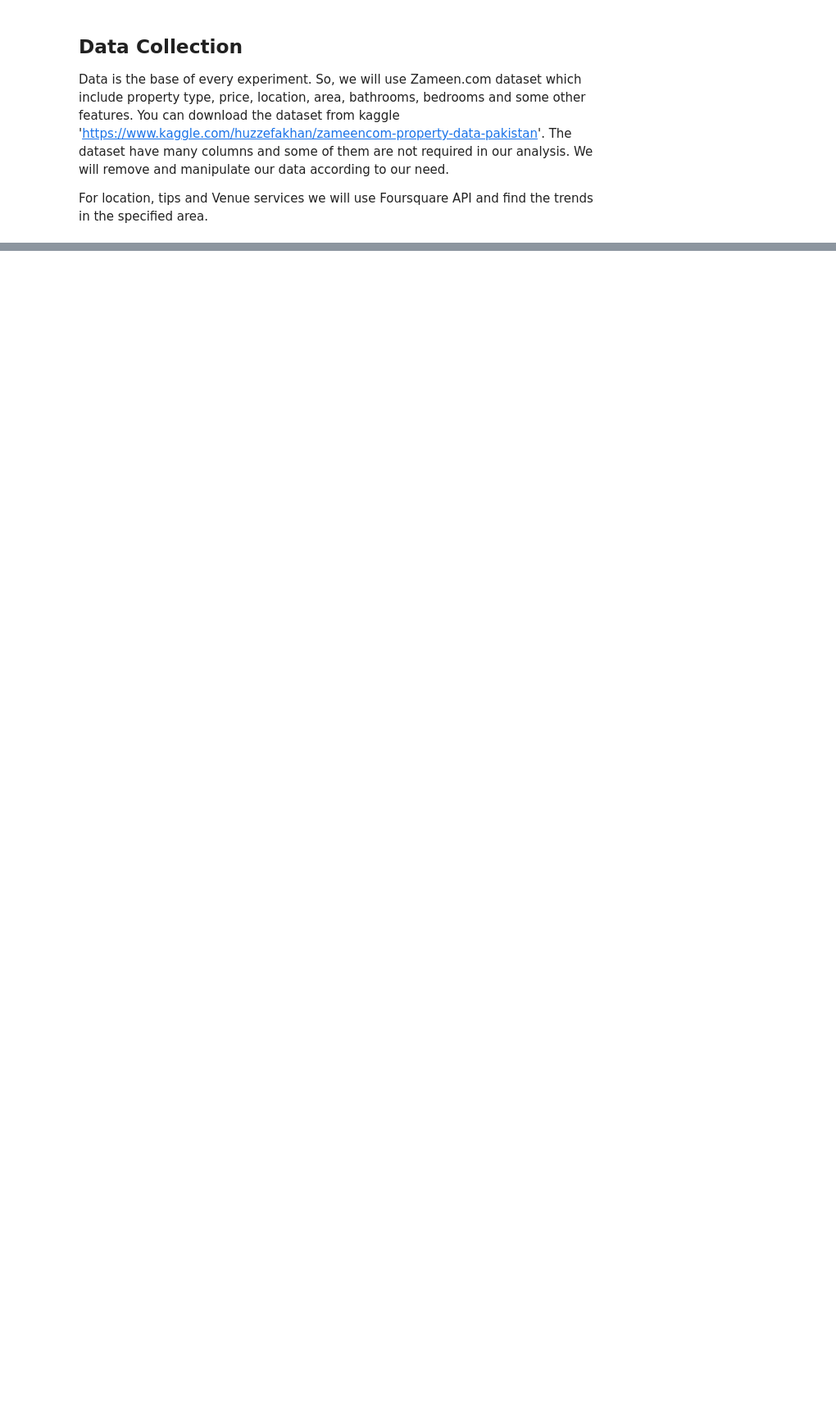
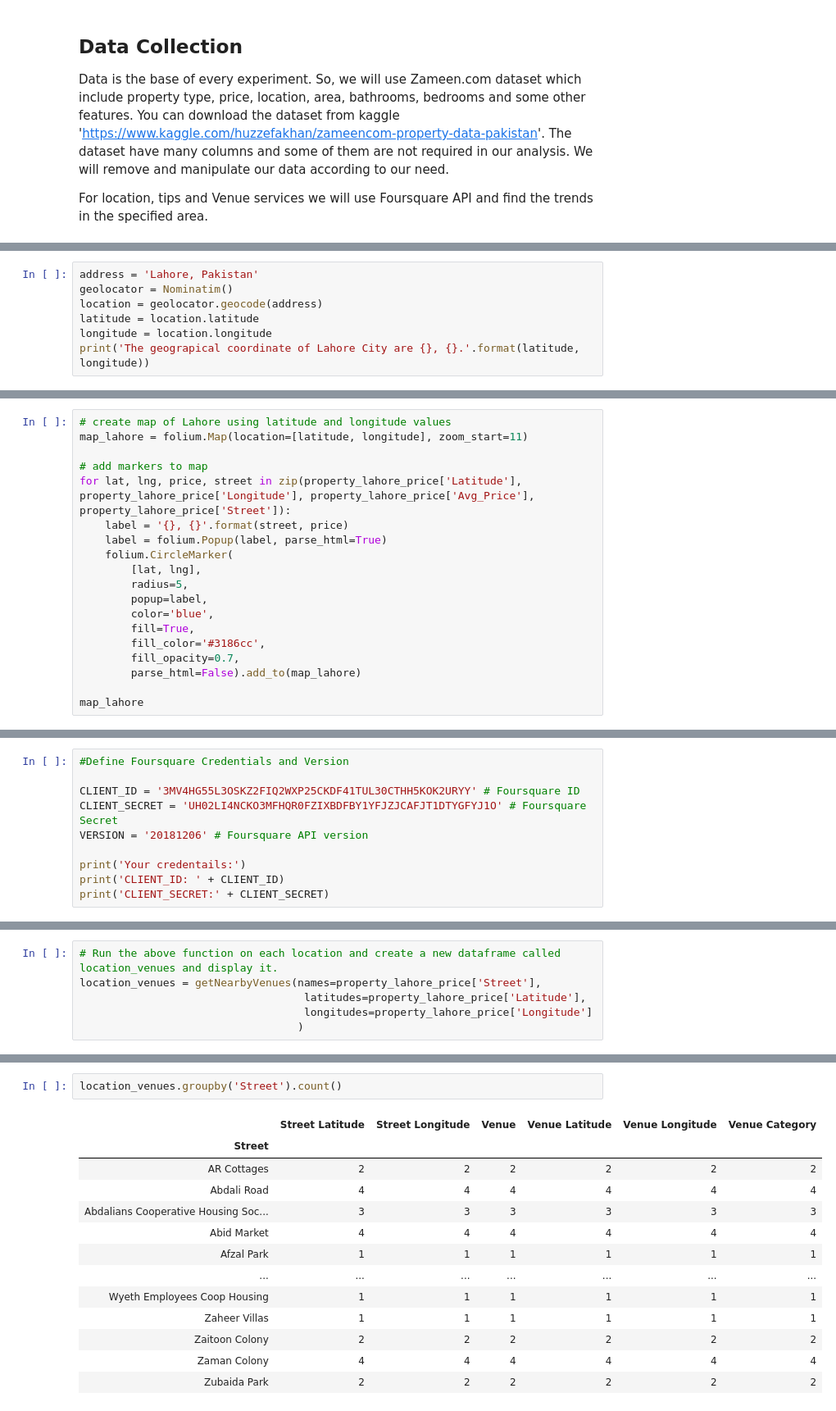
Before and after one commit to l192423/Coursera_Capstone, a Jupyter notebook: IBM Coursera Capstone project The Battle of Neighborhoods.ipynb, the cells around one changed output, grey strips where cells are left out. Shown at 82% size. Saved outputs shown, nothing was run; the diff lists cells and outputs as text; blank space fills up the shorter version.

```diff
--- a/IBM Coursera Capstone project The Battle of Neighborhoods.ipynb
+++ b/IBM Coursera Capstone project The Battle of Neighborhoods.ipynb
@@ -55,0 +158,7 @@ df.describe()
+# %%
+address = 'Lahore, Pakistan'
+geolocator = Nominatim()
+location = geolocator.geocode(address)
+latitude = location.latitude
+longitude = location.longitude
+print('The geograpical coordinate of Lahore City are {}, {}.'.format(latitude, longitude))
@@ -55,0 +167,19 @@ df.describe()
+# %%
+# create map of Lahore using latitude and longitude values
+map_lahore = folium.Map(location=[latitude, longitude], zoom_start=11)
+
+# add markers to map
+for lat, lng, price, street in zip(property_lahore_price['Latitude'], property_lahore_price['Longitude'], property_lahore_price['Avg_Price'], property_lahore_price['Street']):
+    label = '{}, {}'.format(street, price)
+    label = folium.Popup(label, parse_html=True)
+    folium.CircleMarker(
+        [lat, lng],
+        radius=5,
+        popup=label,
+        color='blue',
+        fill=True,
+        fill_color='#3186cc',
+        fill_opacity=0.7,
+        parse_html=False).add_to(map_lahore)
+
+map_lahore
@@ -55,0 +188,10 @@ df.describe()
+# %%
+#Define Foursquare Credentials and Version
+
+CLIENT_ID = '3MV4HG55L3OSKZ2FIQ2WXP25CKDF41TUL30CTHH5KOK2URYY' # Foursquare ID
+CLIENT_SECRET = 'UH02LI4NCKO3MFHQR0FZIXBDFBY1YFJZJCAFJT1DTYGFYJ1O' # Foursquare Secret
+VERSION = '20181206' # Foursquare API version
+
+print('Your credentails:')
+print('CLIENT_ID: ' + CLIENT_ID)
+print('CLIENT_SECRET:' + CLIENT_SECRET)
@@ -55,0 +249,6 @@ df.describe()
+# %%
+# Run the above function on each location and create a new dataframe called location_venues and display it.
+location_venues = getNearbyVenues(names=property_lahore_price['Street'],
+                                   latitudes=property_lahore_price['Latitude'],
+                                   longitudes=property_lahore_price['Longitude']
+                                  )
@@ -55,0 +273,16 @@ df.describe()
+# %%
+location_venues.groupby('Street').count()
+# %% [output]
+|  | Street Latitude | Street Longitude | Venue | Venue Latitude | Venue Longitude | Venue Category |
+| Street |  |  |  |  |  |  |
+| AR Cottages | 2 | 2 | 2 | 2 | 2 | 2 |
+| Abdali Road | 4 | 4 | 4 | 4 | 4 | 4 |
+| Abdalians Cooperative Housing Soc... | 3 | 3 | 3 | 3 | 3 | 3 |
+| Abid Market | 4 | 4 | 4 | 4 | 4 | 4 |
+| Afzal Park | 1 | 1 | 1 | 1 | 1 | 1 |
+| ... | ... | ... | ... | ... | ... | ... |
+| Wyeth Employees Coop Housing | 1 | 1 | 1 | 1 | 1 | 1 |
+| Zaheer Villas | 1 | 1 | 1 | 1 | 1 | 1 |
+| Zaitoon Colony | 2 | 2 | 2 | 2 | 2 | 2 |
+| Zaman Colony | 4 | 4 | 4 | 4 | 4 | 4 |
+| Zubaida Park | 2 | 2 | 2 | 2 | 2 | 2 |
```
Also changed, not shown: parts of 64 cells of this notebook.
